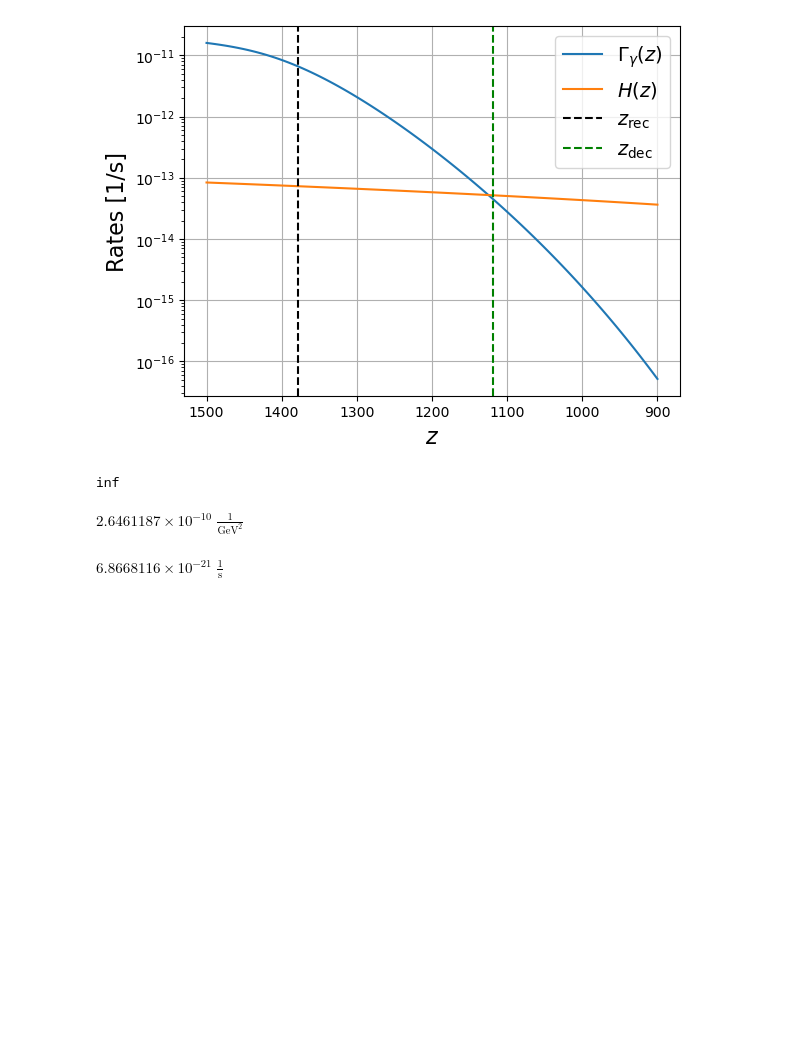
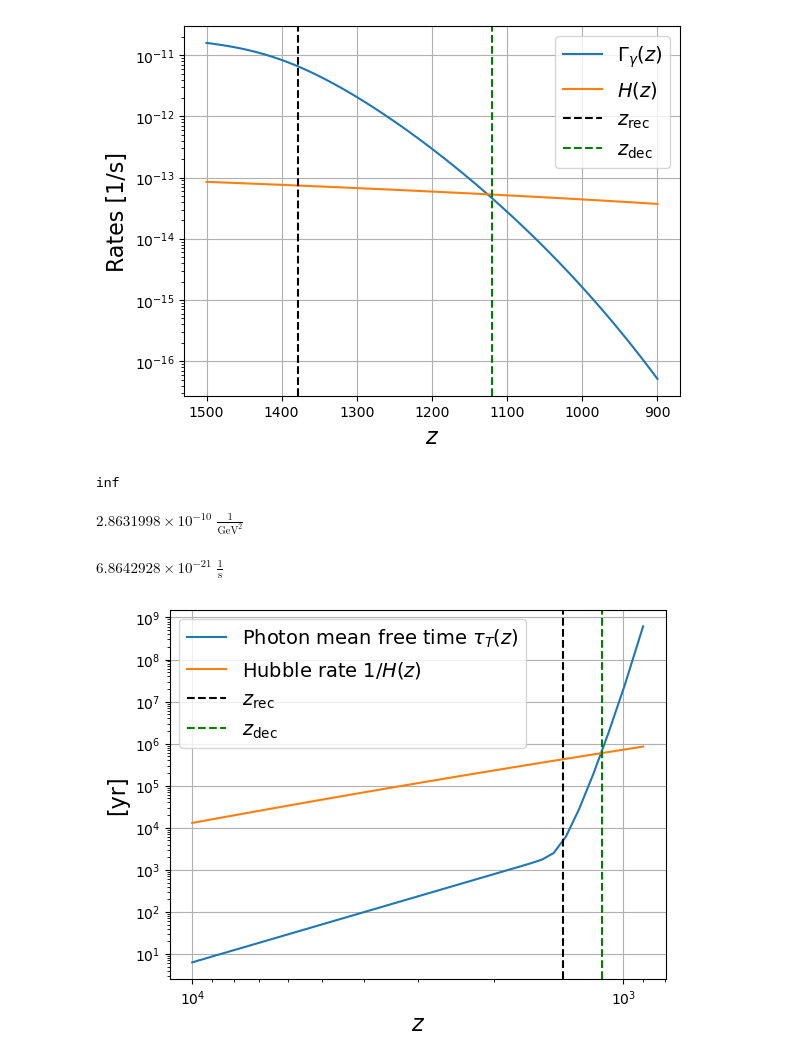
Before and after one commit to jeremyneveu/m2-npac-grac, a Jupyter notebook: notebooks/CMB_Saha_equation.ipynb, the cells around one changed output. Cells and saved outputs as stored; diff of their text form; code cells hidden in the pictures; blank space fills up the shorter version.

```diff
--- a/notebooks/CMB_Saha_equation.ipynb
+++ b/notebooks/CMB_Saha_equation.ipynb
@@ -12,7 +12,7 @@ from astropy.cosmology import Planck18, WMAP7
 # %%
-Planck18 = WMAP7
+Planck18 # = WMAP7
 
-T0 = 2.726 * u.K  # K
+T0 = Planck18.Tcmb0  # K
 H0 = Planck18.H0  # 70 * u.km / u.s / u.Mpc
 BH = 13.6 * u.eV  # eV
 Omegab0 = Planck18.Ob0
@@ -20,3 +20,4 @@ Omegam0 = Planck18.Om0
 age = Planck18.lookback_time(np.inf)
 rhoc0 = (3 * H0**2 / (8 * np.pi * const.G) / const.m_p).to(1/u.m**3)
 sigmaT = 6.6529e-29 * u.m**2
+Planck18.Ogamma0
@@ -67,6 +76,9 @@ c(T(1000))
 # %%
 def Xe(T):
     return (-1 + np.sqrt(1 + 4*c(T)))/(2*c(T))
+
+def ne(T):
+    return Xe(T) * eta * ng(T)
 # %%
 zz = np.linspace(1000, 1800, 100)
 # %%
@@ -205,8 +217,33 @@ inf
 # %%
 (8*np.pi*const.G/(3*H0**2)*10*(const.k_B*T0)**3 * np.sqrt(const.G/(const.hbar**3*const.c**5))/(const.hbar**2*const.c**5)).to(u.GeV**-2)
 # %% [output]
-$2.6461187 \times 10^{-10} \; \mathrm{\frac{1}{GeV^{2}}}$
+$2.8631998 \times 10^{-10} \; \mathrm{\frac{1}{GeV^{2}}}$
 # %%
 (np.sqrt(const.G/(const.hbar**3*const.c**5)) * (const.k_B*T0)**2).to(1/u.s)
 # %% [output]
-$6.8668116 \times 10^{-21} \; \mathrm{\frac{1}{s}}$
+$6.8642928 \times 10^{-21} \; \mathrm{\frac{1}{s}}$
+# %%
+def lpm(z):
+    return 1/(sigmaT * ne(T(z)) )
+
+def tau(z):
+    return lpm(z)/const.c
+# %%
+#| label: photon_rates
+
+fig = plt.figure()
+zz = np.linspace(10000, 900, 100)
+plt.plot(zz, tau(zz).to(u.yr), label=r"Photon mean free time $\tau_T(z)$")
+plt.plot(zz, (1/H(zz)).to(u.yr), label="Hubble rate $1/H(z)$")
+plt.gca().invert_xaxis()
+plt.xscale("log")
+plt.axvline(zrec, color="k", linestyle="--", label="$z_{\mathrm{rec}}$")
+plt.axvline(zdec, color="g", linestyle="--", label="$z_{\mathrm{dec}}$")
+plt.yscale("log")
+plt.legend(fontsize=14)
+plt.xlabel("$z$", fontsize=16)
+plt.ylabel("[yr]", fontsize=16)
+plt.grid()
+plt.show()
+# %% [output]
+[figure, added]
```
Also changed, not shown: parts of 23 cells of this notebook, 4 other files.
